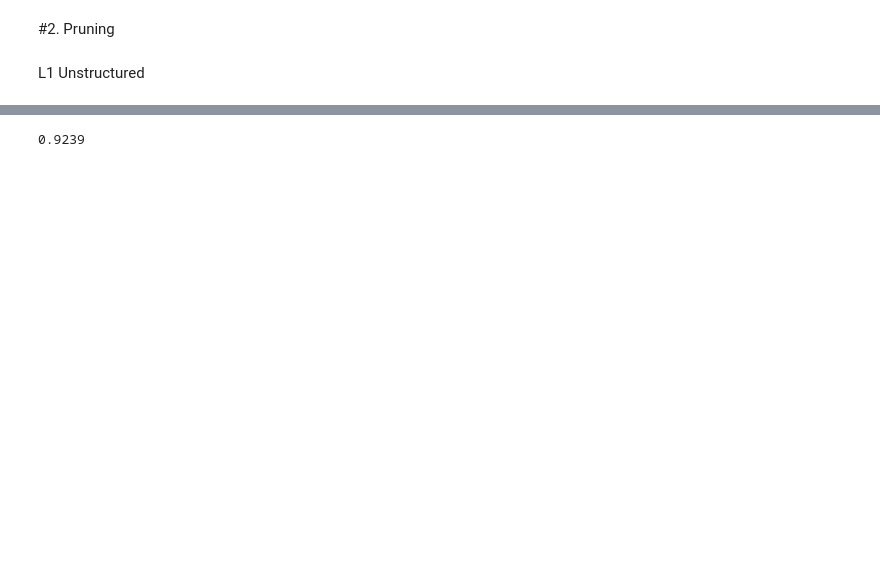
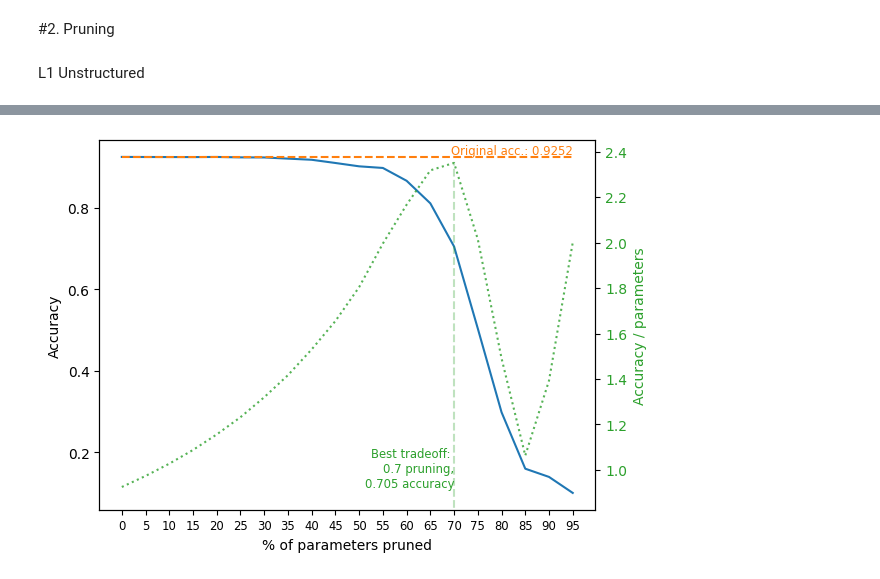
Before and after one commit to fandris03/ResNet-project, a Jupyter notebook: ResNet_project.ipynb, the cells around one changed output, grey strips where cells are left out. Drawn from its saved outputs; the diff is of its cells as text; code cells hidden in the pictures; blank space fills up the shorter version.

Commit message:
Implemented unstructured pruning (sweep search), created a visualizer

```diff
--- a/ResNet_project.ipynb
+++ b/ResNet_project.ipynb
@@ -430,12 +438,17 @@ def evaluate(model, loader, device=device):
 # %% [markdown]
 L1 Unstructured
 # %%
-prune_rates = [0.3] #, 0.9]
+prune_rates = [x / 100.0 for x in range(0, 100, 5)]
 
+performances = []
 for rate in prune_rates:
+    parameters_to_prune, model_to_prune = model_get_parameters(model, params)
 
     prune.global_unstructured(
         parameters_to_prune,
         pruning_method=prune.L1Unstructured,
         amount=rate,
     )
+    performance = evaluate(model_to_prune, test_loader)
+    performances.append(performance)
+    print(rate, ' || ', performance)
@@ -442,4 +476,63 @@ for rate in prune_rates:
-# %%
-print(evaluate(model, test_loader))
-# %% [output]
-0.9239
+# %%
+def visualize_prune(prune_rates=prune_rates, performances=performances, tradeoff_min_acc=0.6):
+    ratio = []
+    for i in range(len(prune_rates)):
+        if prune_rates[i] != 1:
+            r = performances[i] / (1.0 - prune_rates[i])
+            ratio.append(r)
+            if r == max(ratio) and performances[i] >= tradeoff_min_acc: # minimum is checked to ignore high ratios at too low accuracies
+                best_r = r
+        else:
+            prune_rates.pop(i)
+            performances.pop(i)
+            print(prune_rates, performances)
+
+    fig, ax = plt.subplots()
+    ax.plot(prune_rates, performances)
+
+    ax.plot(prune_rates, [performances[0] for x in performances], ls='dashed')
+
+    ax.text(prune_rates[-1], performances[0],
+            f"Original acc.: {performances[0]}",
+            va="bottom", ha="right", size='small', c='C1')
+
+    plt.plot(performances[0])
+    plt.ylabel('Accuracy')
+    plt.xlabel('% of parameters pruned')
+    plt.xticks(prune_rates, (int(x * 100) for x in prune_rates), rotation=0, size='small')
+
+
+
+
+    ax2 = ax.twinx()
+    ax2.plot(prune_rates, ratio, color='C2', ls=':', alpha=0.8)
+    ax2.set_ylabel('Accuracy / parameters', color='C2')
+    ax2.tick_params(axis='y', labelcolor='C2')
+
+    min_r, max_r = min(ratio), max(ratio)
+    best_r_index = ratio.index(best_r)
+    ax2.vlines(prune_rates[best_r_index], 0, max_r, color='C2', ls='--', alpha=0.3)
+    ax2.text(prune_rates[best_r_index], min_r,
+             f"Best tradeoff: \n{prune_rates[best_r_index]} pruning,"
+             f"\n{performances[best_r_index]:.3f} accuracy",
+             ha='right', color = 'C2', size='small')
+    plt.ylim(min_r - 0.1, max_r + 0.1)
+
+    plt.show()
+    fig.tight_layout()
+
+# random lists for testing
+rates_1 = [0.0, 0.1, 0.2, 0.3, 0.4, 0.5, 0.6, 0.7, 0.8, 0.9, 1.0]
+acc_1   = [0.8810, 0.8720, 0.8605, 0.8450, 0.8240, 0.7960, 0.7580, 0.7050, 0.6280, 0.5100, 0.4940]
+rates_2 = [0.0, 0.05, 0.1, 0.15, 0.2, 0.25, 0.3, 0.35, 0.4, 0.45, 0.5, 0.6, 0.7, 0.8, 0.9]
+acc_2   = [0.9710, 0.9722, 0.9731, 0.9728, 0.9715, 0.9690, 0.9602, 0.9310, 0.8420, 0.6150, 0.3870, 0.2210, 0.1480, 0.1050, 0.1000]
+rates_3 = [0.0, 0.04, 0.08, 0.12, 0.16, 0.2, 0.24, 0.28, 0.32, 0.36, 0.4, 0.44, 0.48,
+           0.52, 0.56, 0.6, 0.64, 0.68, 0.72, 0.76, 0.8, 0.84, 0.88, 0.92, 0.96]
+acc_3   = [0.7634, 0.7651, 0.7620, 0.7668, 0.7642, 0.7629, 0.7655, 0.7610, 0.7598, 0.7571, 0.7602, 0.7549, 0.7513,
+           0.7480, 0.7392, 0.7301, 0.7144, 0.6870, 0.6422, 0.5735, 0.4801, 0.3622, 0.2415, 0.1380, 0.1012]
+rates_4 = [0.0, 0.2, 0.4, 0.6, 0.8, 0.9, 0.95, 0.99]
+acc_4   = [0.9440, 0.9395, 0.9310, 0.9120, 0.8650, 0.7890, 0.6540, 0.3120]
+
+visualize_prune()
+# %% [output]
+[figure, added]
```
Also changed, not shown: parts of 7 cells of this notebook.
